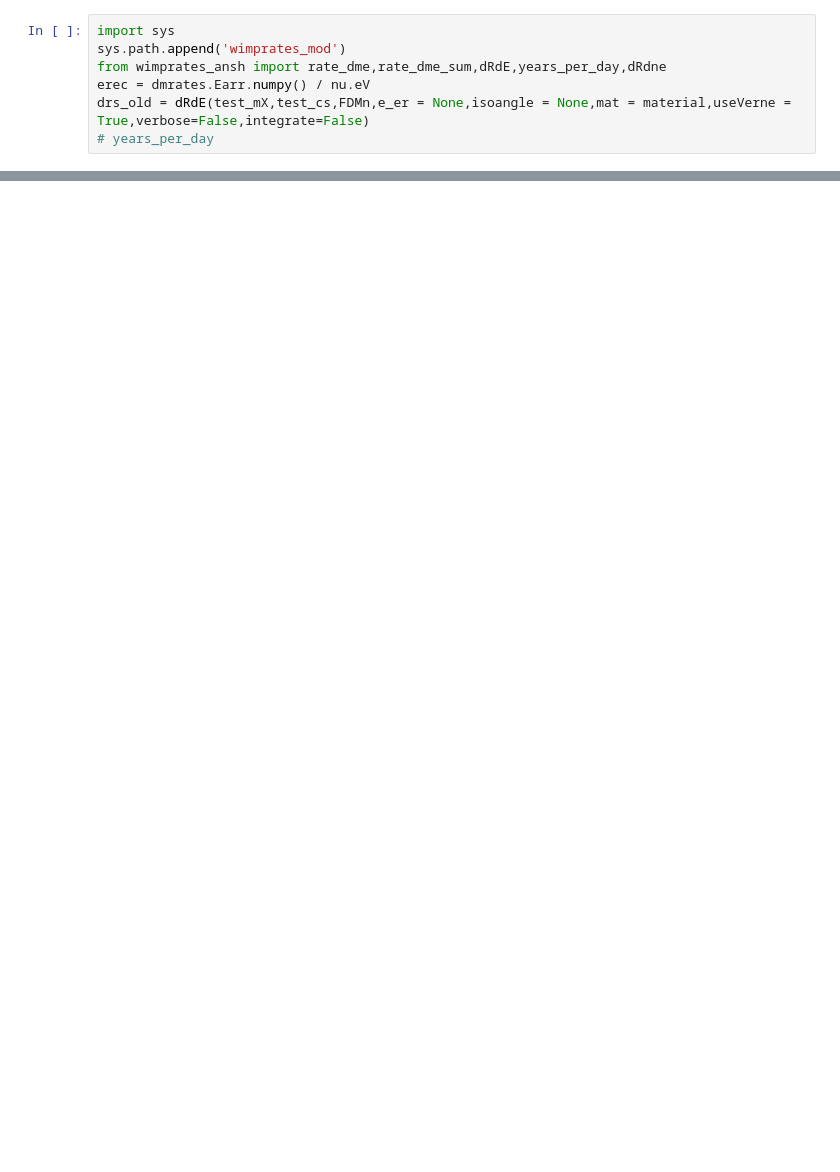
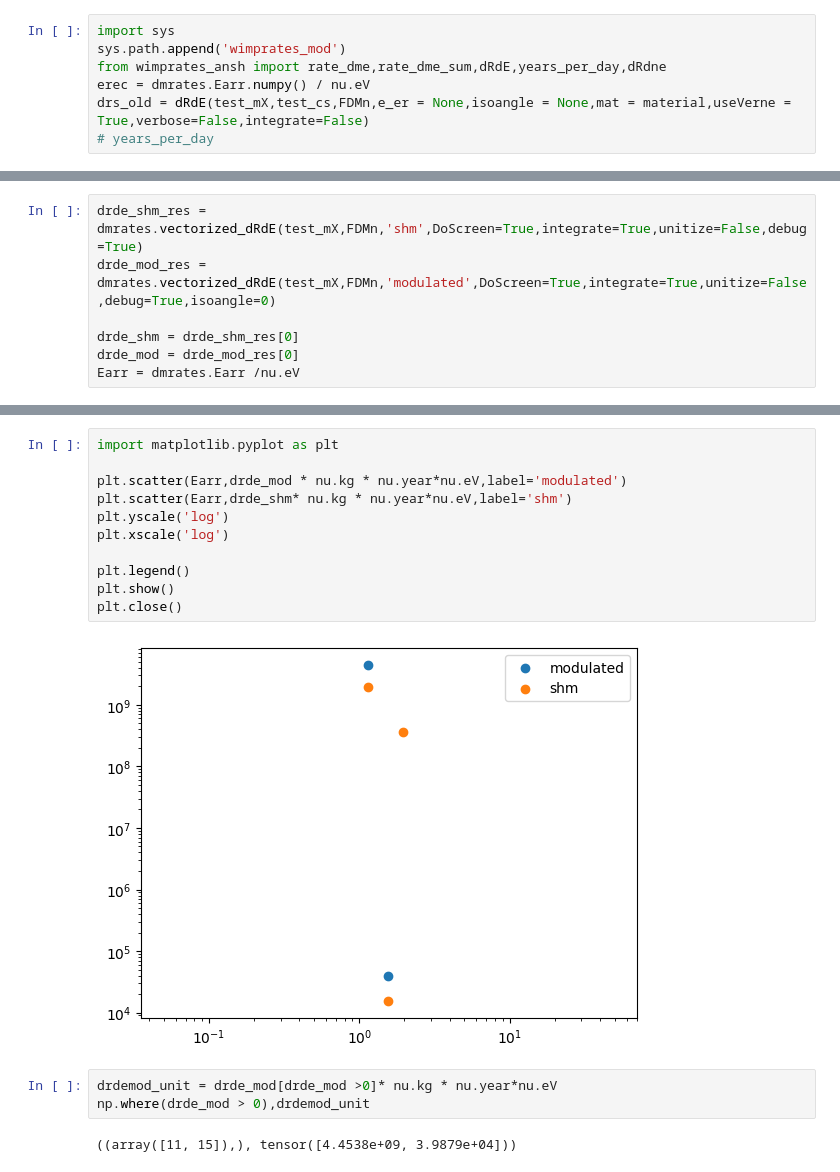
Before and after one commit to ande8412/DarkMatterRates, a Jupyter notebook: DMeRates_Validation.ipynb, the cells around one changed output, grey strips where cells are left out. Saved outputs shown, nothing was run; the diff lists cells and outputs as text; blank space fills up the shorter version.

```diff
--- a/DMeRates_Validation.ipynb
+++ b/DMeRates_Validation.ipynb
@@ -273,0 +436,7 @@ plt.close()
+# %%
+drde_shm_res = dmrates.vectorized_dRdE(test_mX,FDMn,'shm',DoScreen=True,integrate=True,unitize=False,debug=True)
+drde_mod_res = dmrates.vectorized_dRdE(test_mX,FDMn,'modulated',DoScreen=True,integrate=True,unitize=False,debug=True,isoangle=0)
+
+drde_shm = drde_shm_res[0]
+drde_mod = drde_mod_res[0]
+Earr = dmrates.Earr /nu.eV
@@ -273,0 +516,18 @@ plt.close()
+# %%
+import matplotlib.pyplot as plt
+
+plt.scatter(Earr,drde_mod * nu.kg * nu.year*nu.eV,label='modulated')
+plt.scatter(Earr,drde_shm* nu.kg * nu.year*nu.eV,label='shm')
+plt.yscale('log')
+plt.xscale('log')
+
+plt.legend()
+plt.show()
+plt.close()
+# %% [output]
+[figure, added]
+# %%
+drdemod_unit = drde_mod[drde_mod >0]* nu.kg * nu.year*nu.eV
+np.where(drde_mod > 0),drdemod_unit
+# %% [output]
+((array([11, 15]),), tensor([4.4538e+09, 3.9879e+04]))
```
Also changed, not shown: parts of 30 cells of this notebook, 9 other files.
